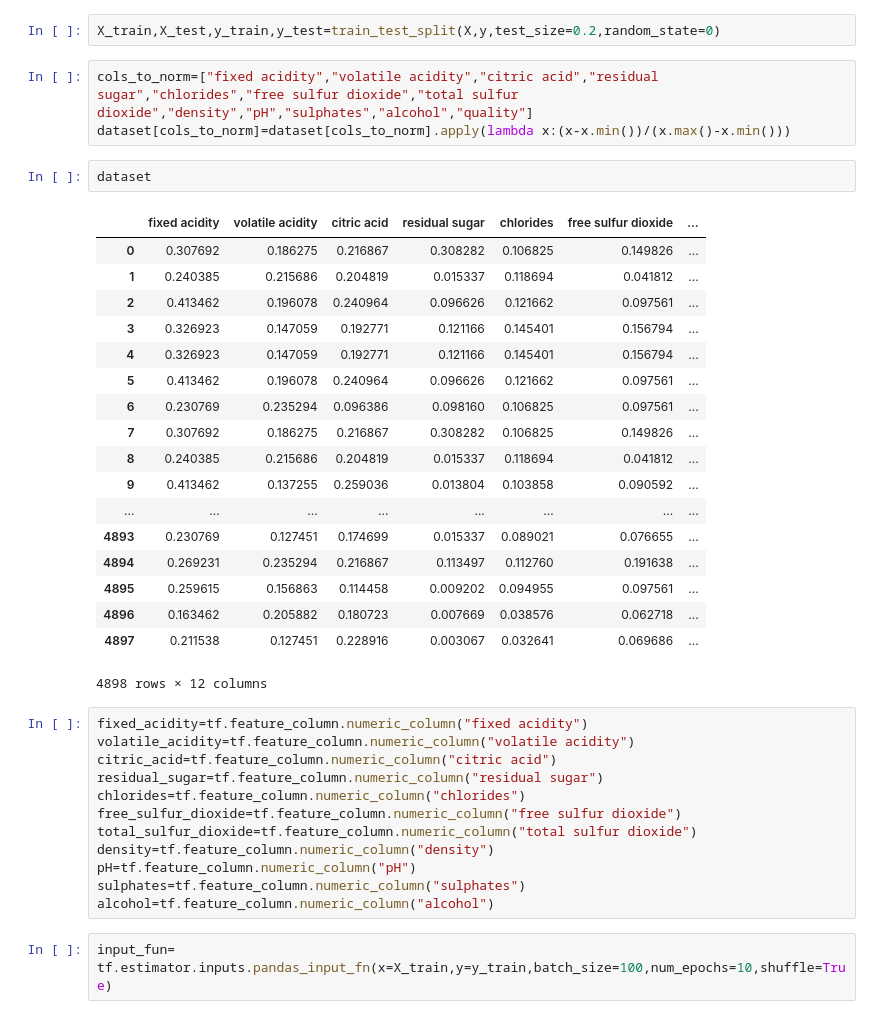
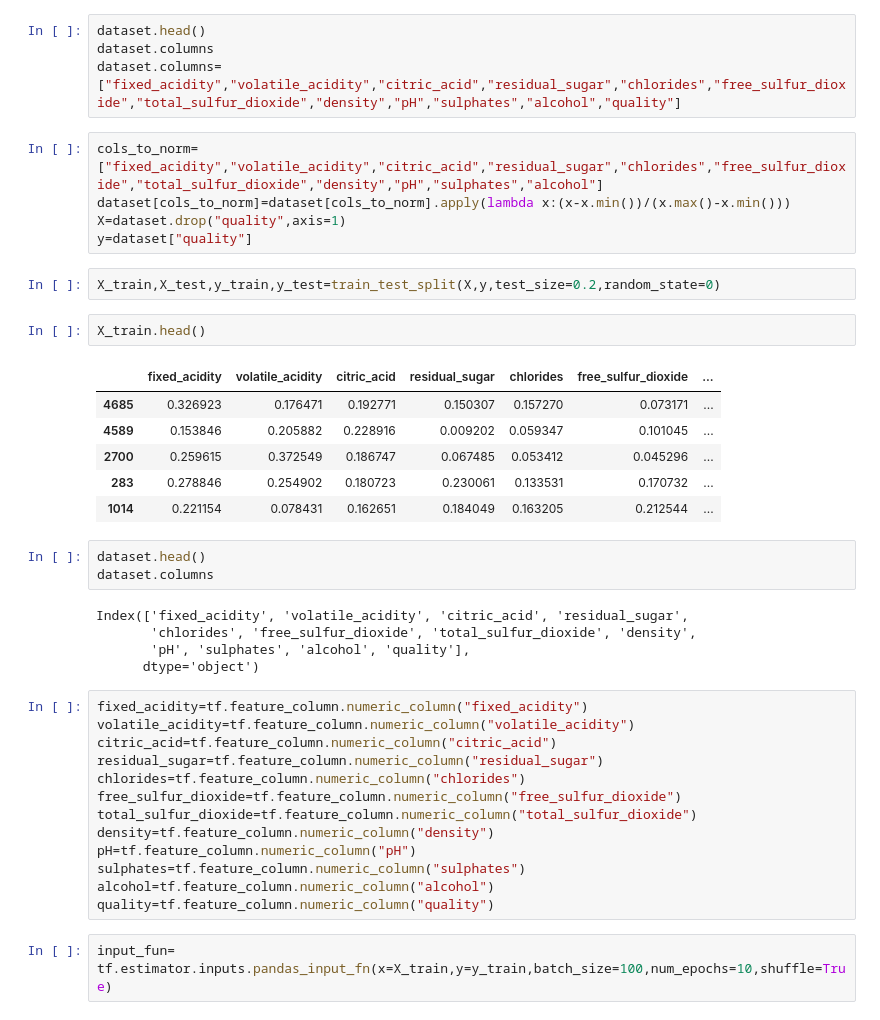
Before and after one commit to Shashankjain12/100_days_of_ml, a Jupyter notebook: Month1/Day7/tensor_multi.ipynb, the cells around one changed output. Drawn from its saved outputs; the diff is of its cells as text.

```diff
--- a/Month1/Day7/tensor_multi.ipynb
+++ b/Month1/Day7/tensor_multi.ipynb
@@ -22,40 +10,43 @@ y=dataset["quality"]
+# %%
+dataset.head()
+dataset.columns
+dataset.columns=["fixed_acidity","volatile_acidity","citric_acid","residual_sugar","chlorides","free_sulfur_dioxide","total_sulfur_dioxide","density","pH","sulphates","alcohol","quality"]
+# %%
+cols_to_norm=["fixed_acidity","volatile_acidity","citric_acid","residual_sugar","chlorides","free_sulfur_dioxide","total_sulfur_dioxide","density","pH","sulphates","alcohol"]
+dataset[cols_to_norm]=dataset[cols_to_norm].apply(lambda x:(x-x.min())/(x.max()-x.min()))
+X=dataset.drop("quality",axis=1)
+y=dataset["quality"]
 # %%
 X_train,X_test,y_train,y_test=train_test_split(X,y,test_size=0.2,random_state=0)
-# %%
-cols_to_norm=["fixed acidity","volatile acidity","citric acid","residual sugar","chlorides","free sulfur dioxide","total sulfur dioxide","density","pH","sulphates","alcohol","quality"]
-dataset[cols_to_norm]=dataset[cols_to_norm].apply(lambda x:(x-x.min())/(x.max()-x.min()))
-# %%
-dataset
-# %% [output]
-|  | fixed acidity | volatile acidity | citric acid | residual sugar | chlorides | free sulfur dioxide | ... |
-| 0 | 0.307692 | 0.186275 | 0.216867 | 0.308282 | 0.106825 | 0.149826 | ... |
-| 1 | 0.240385 | 0.215686 | 0.204819 | 0.015337 | 0.118694 | 0.041812 | ... |
-| 2 | 0.413462 | 0.196078 | 0.240964 | 0.096626 | 0.121662 | 0.097561 | ... |
-| 3 | 0.326923 | 0.147059 | 0.192771 | 0.121166 | 0.145401 | 0.156794 | ... |
-| 4 | 0.326923 | 0.147059 | 0.192771 | 0.121166 | 0.145401 | 0.156794 | ... |
-| 5 | 0.413462 | 0.196078 | 0.240964 | 0.096626 | 0.121662 | 0.097561 | ... |
-| 6 | 0.230769 | 0.235294 | 0.096386 | 0.098160 | 0.106825 | 0.097561 | ... |
-| 7 | 0.307692 | 0.186275 | 0.216867 | 0.308282 | 0.106825 | 0.149826 | ... |
-| 8 | 0.240385 | 0.215686 | 0.204819 | 0.015337 | 0.118694 | 0.041812 | ... |
-| 9 | 0.413462 | 0.137255 | 0.259036 | 0.013804 | 0.103858 | 0.090592 | ... |
-| ... | ... | ... | ... | ... | ... | ... | ... |
-| 4893 | 0.230769 | 0.127451 | 0.174699 | 0.015337 | 0.089021 | 0.076655 | ... |
-| 4894 | 0.269231 | 0.235294 | 0.216867 | 0.113497 | 0.112760 | 0.191638 | ... |
-| 4895 | 0.259615 | 0.156863 | 0.114458 | 0.009202 | 0.094955 | 0.097561 | ... |
-| 4896 | 0.163462 | 0.205882 | 0.180723 | 0.007669 | 0.038576 | 0.062718 | ... |
-| 4897 | 0.211538 | 0.127451 | 0.228916 | 0.003067 | 0.032641 | 0.069686 | ... |
-4898 rows × 12 columns
+# %%
+X_train.head()
+# %% [output]
+|  | fixed_acidity | volatile_acidity | citric_acid | residual_sugar | chlorides | free_sulfur_dioxide | ... |
+| 4685 | 0.326923 | 0.176471 | 0.192771 | 0.150307 | 0.157270 | 0.073171 | ... |
+| 4589 | 0.153846 | 0.205882 | 0.228916 | 0.009202 | 0.059347 | 0.101045 | ... |
+| 2700 | 0.259615 | 0.372549 | 0.186747 | 0.067485 | 0.053412 | 0.045296 | ... |
+| 283 | 0.278846 | 0.254902 | 0.180723 | 0.230061 | 0.133531 | 0.170732 | ... |
+| 1014 | 0.221154 | 0.078431 | 0.162651 | 0.184049 | 0.163205 | 0.212544 | ... |
+# %%
+dataset.head()
+dataset.columns
+# %% [output]
+Index(['fixed_acidity', 'volatile_acidity', 'citric_acid', 'residual_sugar',
+       'chlorides', 'free_sulfur_dioxide', 'total_sulfur_dioxide', 'density',
+       'pH', 'sulphates', 'alcohol', 'quality'],
+      dtype='object')
 # %%
-fixed_acidity=tf.feature_column.numeric_column("fixed acidity")
-volatile_acidity=tf.feature_column.numeric_column("volatile acidity")
-citric_acid=tf.feature_column.numeric_column("citric acid")
-residual_sugar=tf.feature_column.numeric_column("residual sugar")
+fixed_acidity=tf.feature_column.numeric_column("fixed_acidity")
+volatile_acidity=tf.feature_column.numeric_column("volatile_acidity")
+citric_acid=tf.feature_column.numeric_column("citric_acid")
+residual_sugar=tf.feature_column.numeric_column("residual_sugar")
 chlorides=tf.feature_column.numeric_column("chlorides")
-free_sulfur_dioxide=tf.feature_column.numeric_column("free sulfur dioxide")
-total_sulfur_dioxide=tf.feature_column.numeric_column("total sulfur dioxide")
+free_sulfur_dioxide=tf.feature_column.numeric_column("free_sulfur_dioxide")
+total_sulfur_dioxide=tf.feature_column.numeric_column("total_sulfur_dioxide")
 density=tf.feature_column.numeric_column("density")
 pH=tf.feature_column.numeric_column("pH")
 sulphates=tf.feature_column.numeric_column("sulphates")
 alcohol=tf.feature_column.numeric_column("alcohol")
+quality=tf.feature_column.numeric_column("quality")
 # %%
 input_fun= tf.estimator.inputs.pandas_input_fn(x=X_train,y=y_train,batch_size=100,num_epochs=10,shuffle=True)
```
Also changed, not shown: parts of 9 cells of this notebook.
